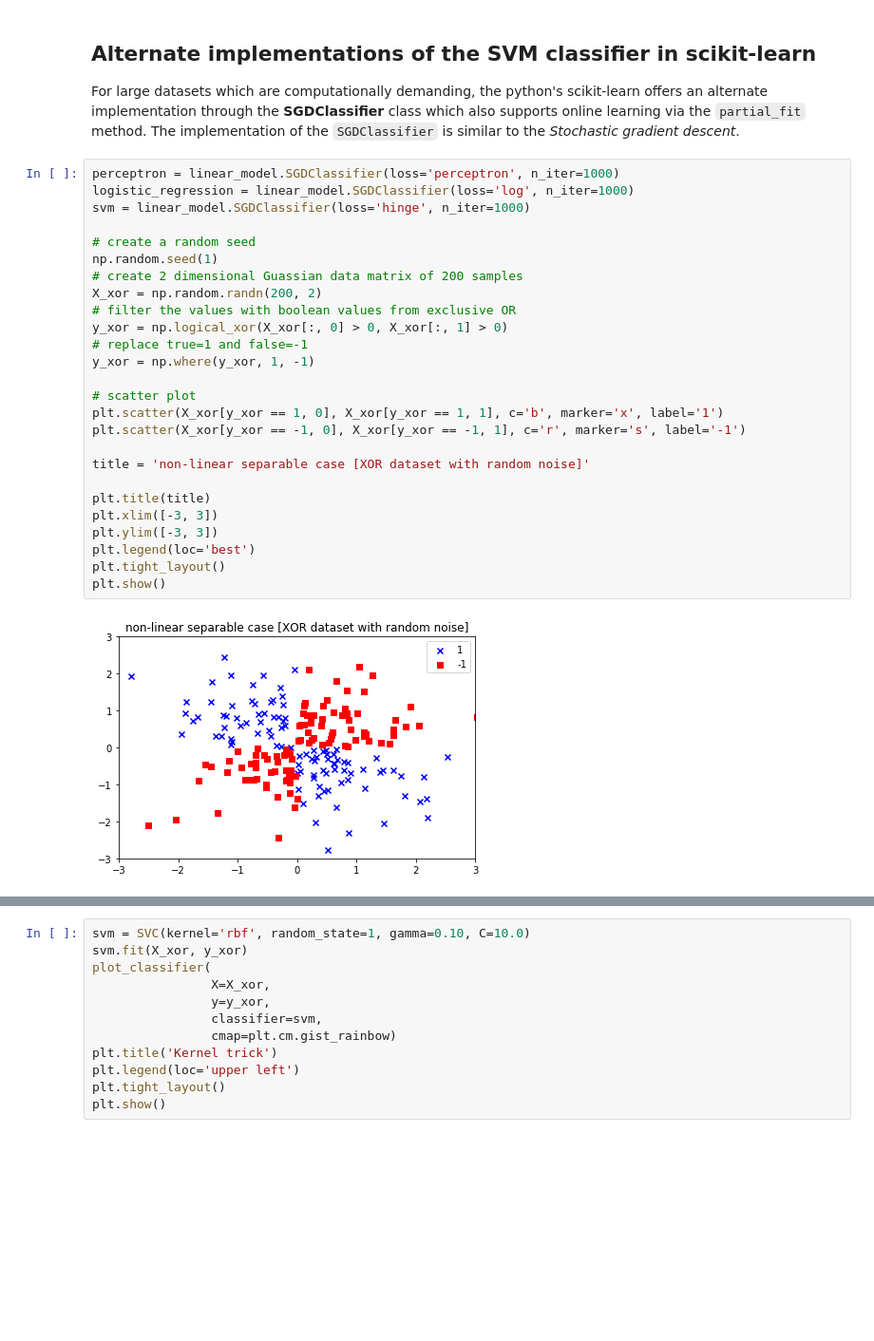
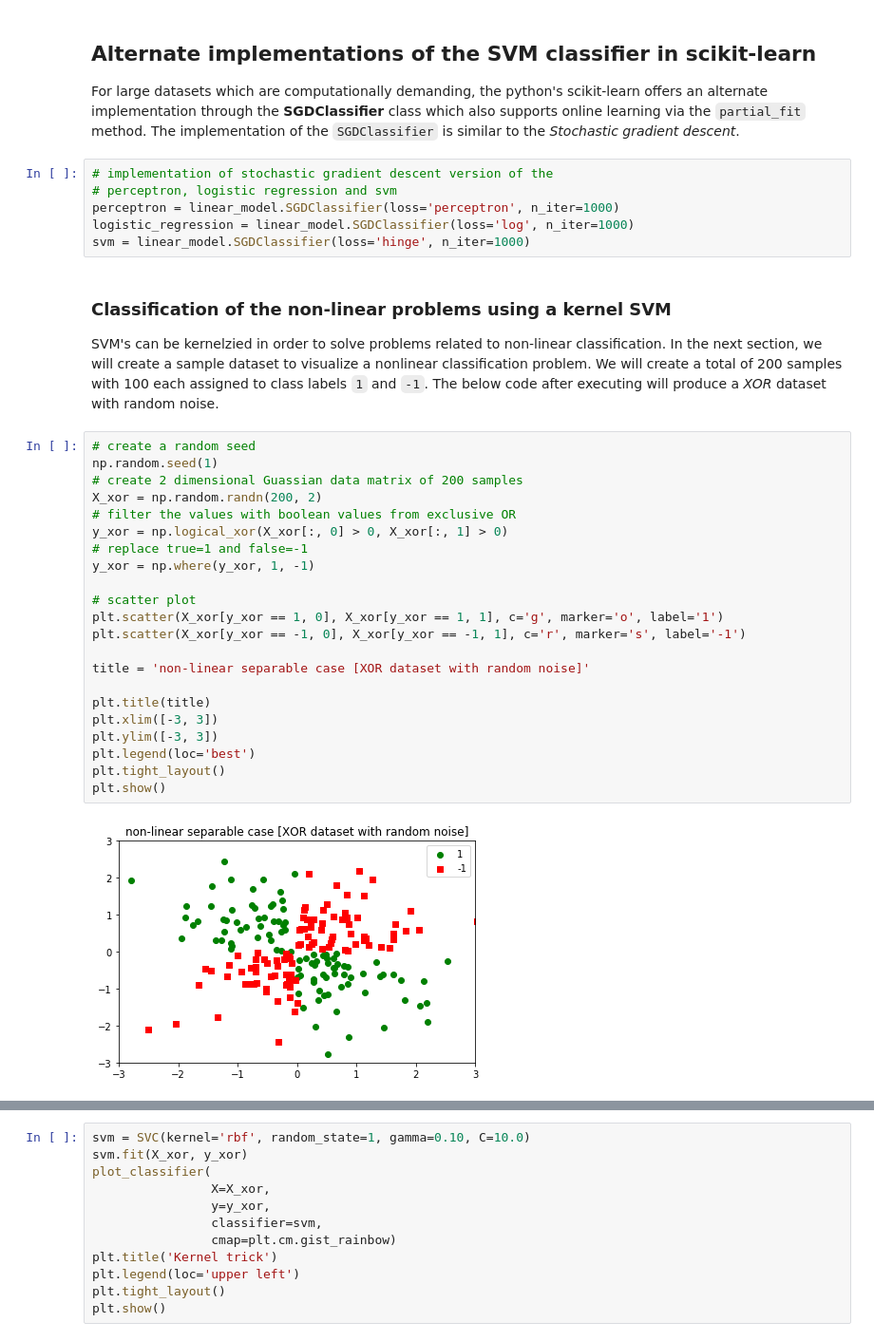
Before and after one commit to fpdevil/rise_of_machines, a Jupyter notebook: rise_of_machines/support_vector_machines.ipynb, the cells around one changed output, grey strips where cells are left out. Shown at 95% size. Drawn from its saved outputs; the diff is of its cells as text; blank space fills up the shorter version.

```diff
--- a/rise_of_machines/support_vector_machines.ipynb
+++ b/rise_of_machines/support_vector_machines.ipynb
@@ -840,31 +846,37 @@ plt.show()
 ## Alternate implementations of the SVM classifier in scikit-learn
 
 For large datasets which are computationally demanding, the python's scikit-learn offers an alternate implementation through the **SGDClassifier** class which also supports online learning via the `partial_fit` method. The implementation of the `SGDClassifier` is similar to the _Stochastic gradient descent_.
+# %%
+# implementation of stochastic gradient descent version of the
+# perceptron, logistic regression and svm
+perceptron = linear_model.SGDClassifier(loss='perceptron', n_iter=1000)
+logistic_regression = linear_model.SGDClassifier(loss='log', n_iter=1000)
+svm = linear_model.SGDClassifier(loss='hinge', n_iter=1000)
+# %% [markdown]
+### Classification of the non-linear problems using a kernel SVM
+
+SVM's can be kernelzied in order to solve problems related to non-linear classification. In the next section, we will create a sample dataset to visualize a nonlinear classification problem. We will create a total of 200 samples with 100 each assigned to class labels `1` and `-1`. The below code after executing will produce a _XOR_ dataset with random noise.
 # %%
-perceptron = linear_model.SGDClassifier(loss='perceptron', n_iter=1000)
-logistic_regression = linear_model.SGDClassifier(loss='log', n_iter=1000)
-svm = linear_model.SGDClassifier(loss='hinge', n_iter=1000)
-
 # create a random seed
 np.random.seed(1)
 # create 2 dimensional Guassian data matrix of 200 samples
 X_xor = np.random.randn(200, 2)
 # filter the values with boolean values from exclusive OR
 y_xor = np.logical_xor(X_xor[:, 0] > 0, X_xor[:, 1] > 0)
 # replace true=1 and false=-1
 y_xor = np.where(y_xor, 1, -1)
 
 # scatter plot
-plt.scatter(X_xor[y_xor == 1, 0], X_xor[y_xor == 1, 1], c='b', marker='x', label='1')
+plt.scatter(X_xor[y_xor == 1, 0], X_xor[y_xor == 1, 1], c='g', marker='o', label='1')
 plt.scatter(X_xor[y_xor == -1, 0], X_xor[y_xor == -1, 1], c='r', marker='s', label='-1')
 
 title = 'non-linear separable case [XOR dataset with random noise]'
 
 plt.title(title)
 plt.xlim([-3, 3])
 plt.ylim([-3, 3])
 plt.legend(loc='best')
 plt.tight_layout()
 plt.show()
 # %% [output]
-[figure, old version]
+[figure, new version]
```
Also changed, not shown: parts of 14 cells of this notebook.
